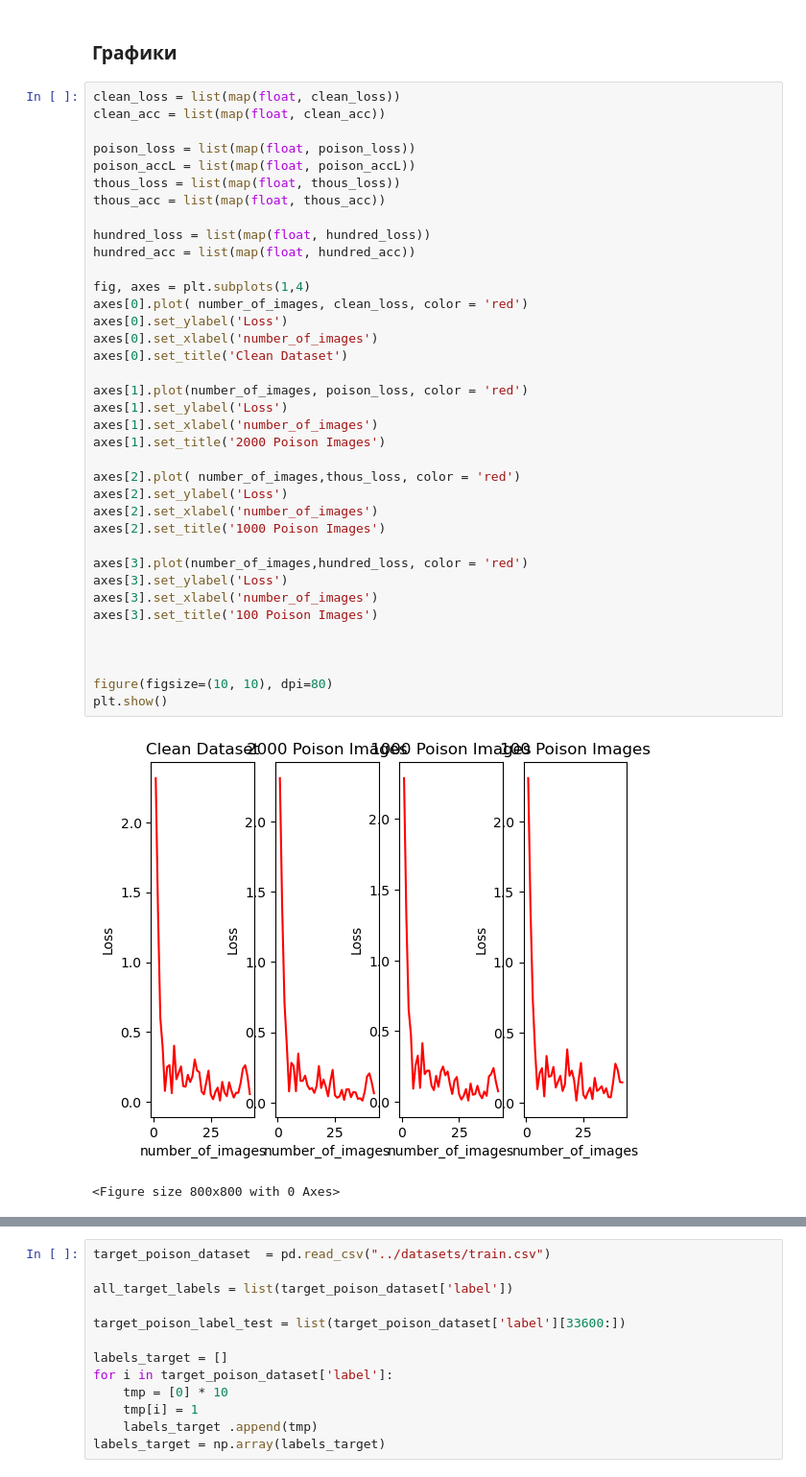
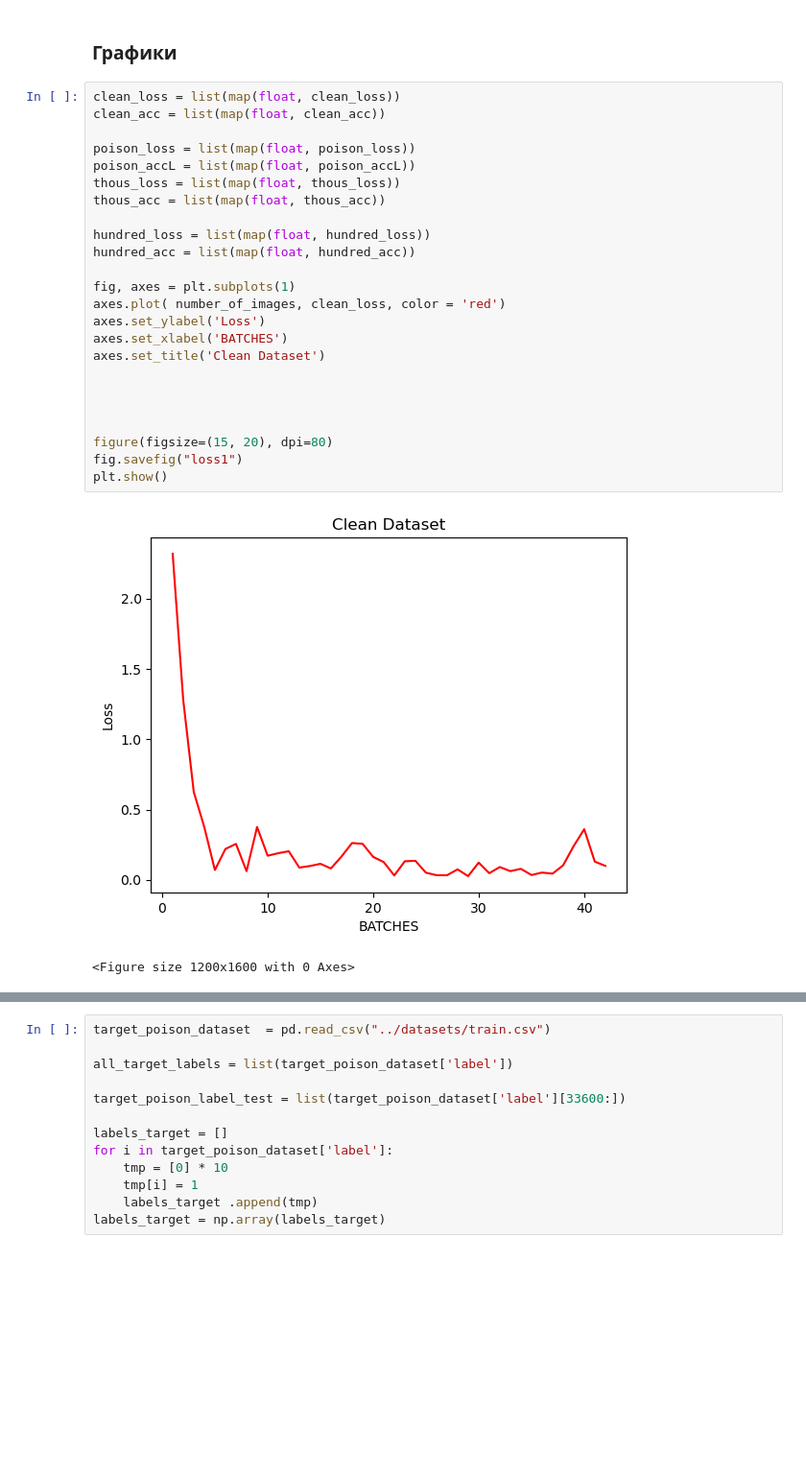
Before and after one commit to Zorinal/ModelShield, a Jupyter notebook: practice/Final.ipynb, the cells around one changed output, grey strips where cells are left out. Shown at 96% size. Saved outputs shown, nothing was run; the diff lists cells and outputs as text; blank space fills up the shorter version.

```diff
--- a/practice/Final.ipynb
+++ b/practice/Final.ipynb
@@ -1047,40 +1035,27 @@ weighted avg       0.97      0.97      0.97      8400
 # %%
 clean_loss = list(map(float, clean_loss))
 clean_acc = list(map(float, clean_acc))
 
 poison_loss = list(map(float, poison_loss))
 poison_accL = list(map(float, poison_accL))
 thous_loss = list(map(float, thous_loss))
 thous_acc = list(map(float, thous_acc))
 
 hundred_loss = list(map(float, hundred_loss))
 hundred_acc = list(map(float, hundred_acc))
 
-fig, axes = plt.subplots(1,4)
-axes[0].plot( number_of_images, clean_loss, color = 'red')
-axes[0].set_ylabel('Loss')
-axes[0].set_xlabel('number_of_images')
-axes[0].set_title('Clean Dataset')
-
-axes[1].plot(number_of_images, poison_loss, color = 'red')
-axes[1].set_ylabel('Loss')
-axes[1].set_xlabel('number_of_images')
-axes[1].set_title('2000 Poison Images')
-
-axes[2].plot( number_of_images,thous_loss, color = 'red')
-axes[2].set_ylabel('Loss')
-axes[2].set_xlabel('number_of_images')
-axes[2].set_title('1000 Poison Images')
-
-axes[3].plot(number_of_images,hundred_loss, color = 'red')
-axes[3].set_ylabel('Loss')
-axes[3].set_xlabel('number_of_images')
-axes[3].set_title('100 Poison Images')
+fig, axes = plt.subplots(1)
+axes.plot( number_of_images, clean_loss, color = 'red')
+axes.set_ylabel('Loss')
+axes.set_xlabel('BATCHES')
+axes.set_title('Clean Dataset')
 
 
 
-figure(figsize=(10, 10), dpi=80)
+
+figure(figsize=(15, 20), dpi=80)
+fig.savefig("loss1")
 plt.show()
 # %% [output]
-[figure, old version]
+[figure, new version]
-<Figure size 800x800 with 0 Axes>
+<Figure size 1200x1600 with 0 Axes>
```
Also changed, not shown: parts of 24 cells of this notebook.
